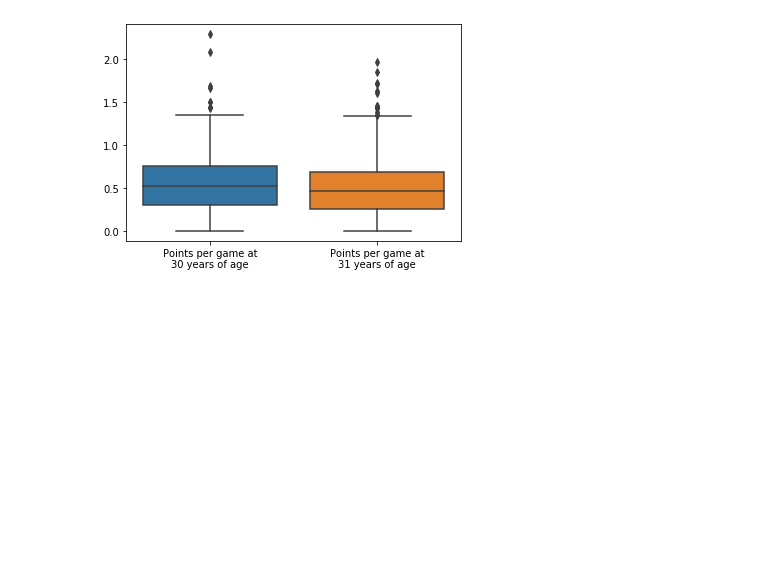
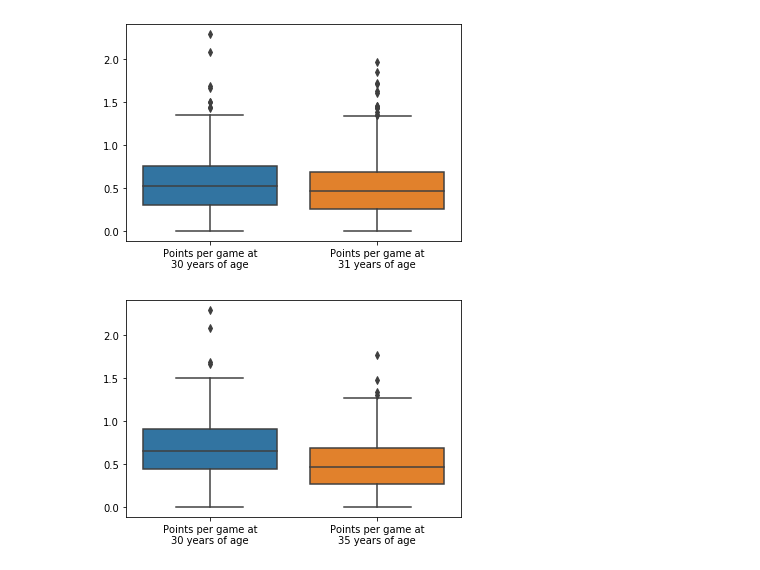
Before and after one commit to irvingcampbell/mod2project, a Jupyter notebook: NHL.ipynb, the cells around one changed output. Drawn from its saved outputs; the diff is of its cells as text; code cells hidden in the pictures; blank space fills up the shorter version.

```diff
--- a/NHL.ipynb
+++ b/NHL.ipynb
@@ -273,2 +309,6 @@ sns.boxplot( x=['Points per game at\n30 years of age', 'Points per game at\n31 y
 # %% [output]
 [figure]
+# %%
+sns.boxplot( x=['Points per game at\n30 years of age', 'Points per game at\n35 years of age'], y=[dict_30_ppg_for_35, dict_35_ppg]);
+# %% [output]
+[figure, added]
```
Also changed, not shown: parts of 19 cells of this notebook.
